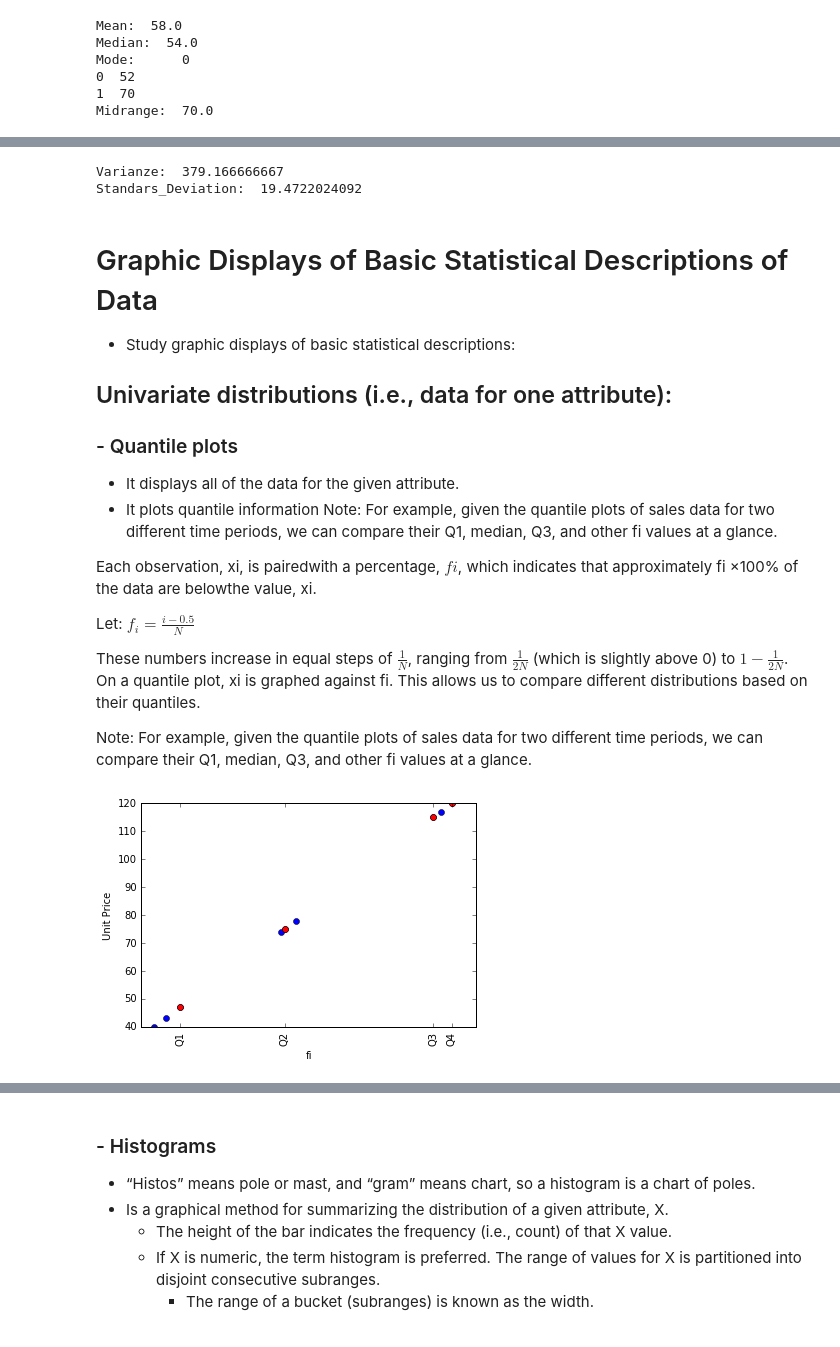
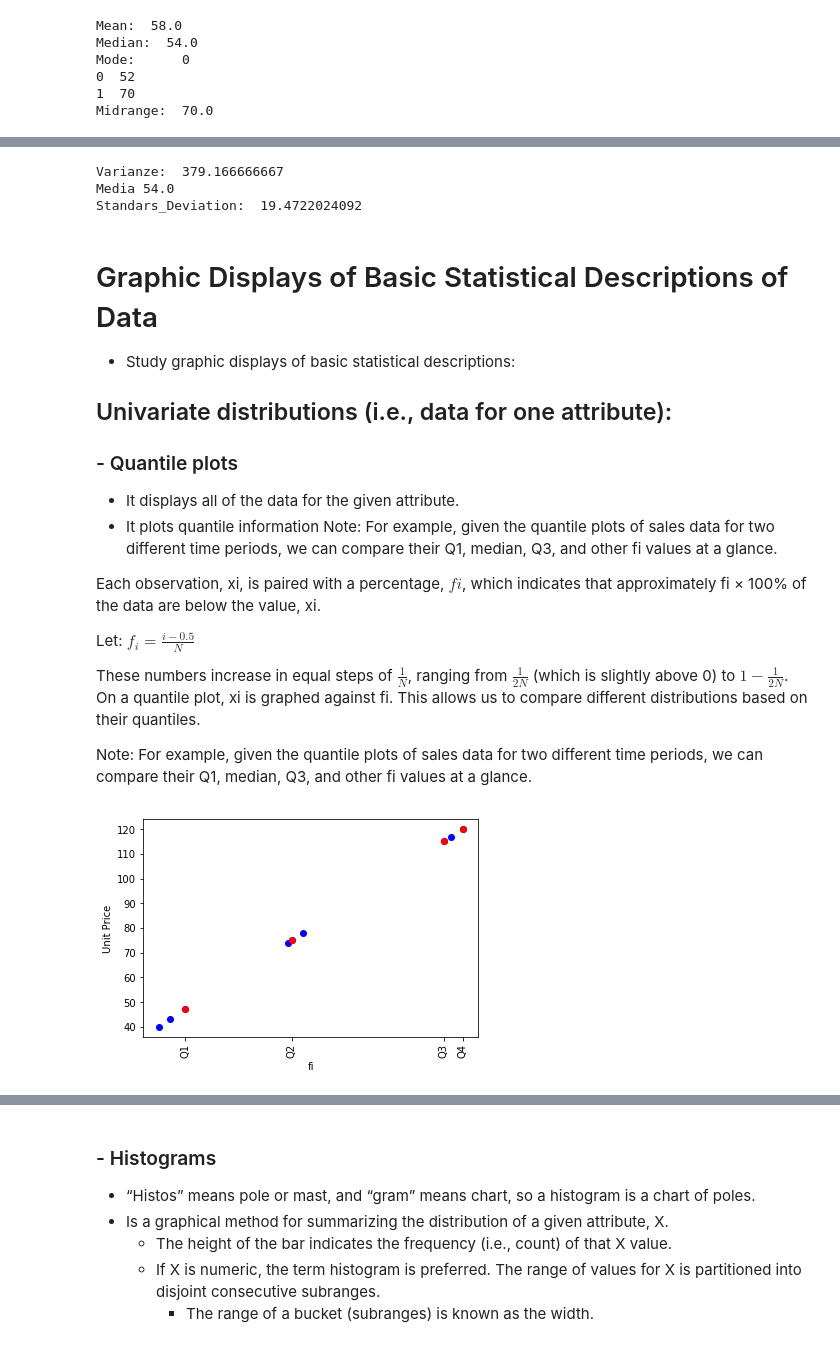
Before and after one commit to Jimachin/Data-Mining-Concepts-and-Techniques, a Jupyter notebook: Data Mining Concepts and Techniques.ipynb, the cells around one changed output, grey strips where cells are left out. Drawn from its saved outputs; the diff is of its cells as text; code cells hidden in the pictures.

```diff
--- a/Data Mining Concepts and Techniques.ipynb
+++ b/Data Mining Concepts and Techniques.ipynb
@@ -281,12 +284,13 @@ $\sigma = \sqrt{\sigma^2} $
 def Statistics_Dispertion_2 (x):
     Varianze = x.values.var()
     Standars_Deviation = x.values.std()
-    print ('Varianze: ', Varianze,
+    print ('Varianze: ', Varianze, '\nMedia', np.median(x),
            '\nStandars_Deviation: ', Standars_Deviation)
 
 Statistics_Dispertion_2 (x[0])
 # %% [output]
 Varianze:  379.166666667
+Media 54.0
 Standars_Deviation:  19.4722024092
 # %% [markdown]
 # Graphic Displays of Basic Statistical Descriptions of Data
@@ -299,7 +303,7 @@ Standars_Deviation:  19.4722024092
 - It plots quantile information
 Note: For example, given the quantile plots of sales data for two different time periods, we can compare their Q1, median, Q3, and other fi values at a glance.
 
-Each observation, xi, is pairedwith a percentage, $fi$, which indicates that approximately fi ×100% of the data are belowthe value, xi.
+Each observation, xi, is paired with a percentage, $fi$, which indicates that approximately fi × 100% of the data are below the value, xi.
 
 Let: $f_i = \frac {i-0.5}{N}$
 
@@ -309,27 +313,29 @@ Note: For example, given the quantile plots of sales data for two different time
 # %%
 data = {'Unit_Price': [40, 43, 47, 74, 75, 78, 115, 117, 120],
         'Count_of_Items_Sold': [275, 300, 250, 360, 515, 540, 320, 270, 350]}
 
-x = pd.DataFrame(data = data)
-pos = 'Unit_Price'
-x = x.sort_values(by = [pos])
+def quantileplot(data, post):
+    x = pd.DataFrame(data = data)
+    x = x.sort_values(by = [pos])
 
-fi = lambda x: (x - 0.5) / x.__len__()
+    fi = lambda x: (x - 0.5) / x.__len__()
 
-quantiles = [25, 50, 75, 100]
+    quantiles = [25, 50, 75, 100]
 
-x['fi'] = fi(x.Unit_Price)
-Measure_quartiles = [np.percentile(x.fi, q = i) for i in quantiles]
-Measure_quartiles_UP = [np.percentile(x[pos], q = i) for i in quantiles]
+    x['fi'] = fi(x.Unit_Price)
+    Measure_quartiles = [np.percentile(x.fi, q = i) for i in quantiles]
+    Measure_quartiles_UP = [np.percentile(x[pos], q = i) for i in quantiles]
 
-plt.plot(x.fi, table21[pos], 'bo')
-plt.xlabel('fi')
-plt.ylabel('Unit Price')
-plt.plot(Measure_quartiles, Measure_quartiles_UP,'ro')
-plt.xticks(Measure_quartiles, ['Q1', 'Q2', 'Q3', 'Q4'], rotation='vertical')
-plt.show()
+    plt.plot(x.fi, data[pos], 'bo')
+    plt.xlabel('fi')
+    plt.ylabel('Unit Price')
+    plt.plot(Measure_quartiles, Measure_quartiles_UP,'ro')
+    plt.xticks(Measure_quartiles, ['Q1', 'Q2', 'Q3', 'Q4'], rotation='vertical')
+    plt.show()
+
+quantileplot(data, 'Unit_Price')
 # %% [output]
-[figure, old version]
+[figure, new version]
 # %% [markdown]
 
 ### - Quantile–quantile plots
```
Also changed, not shown: parts of 11 cells of this notebook.
